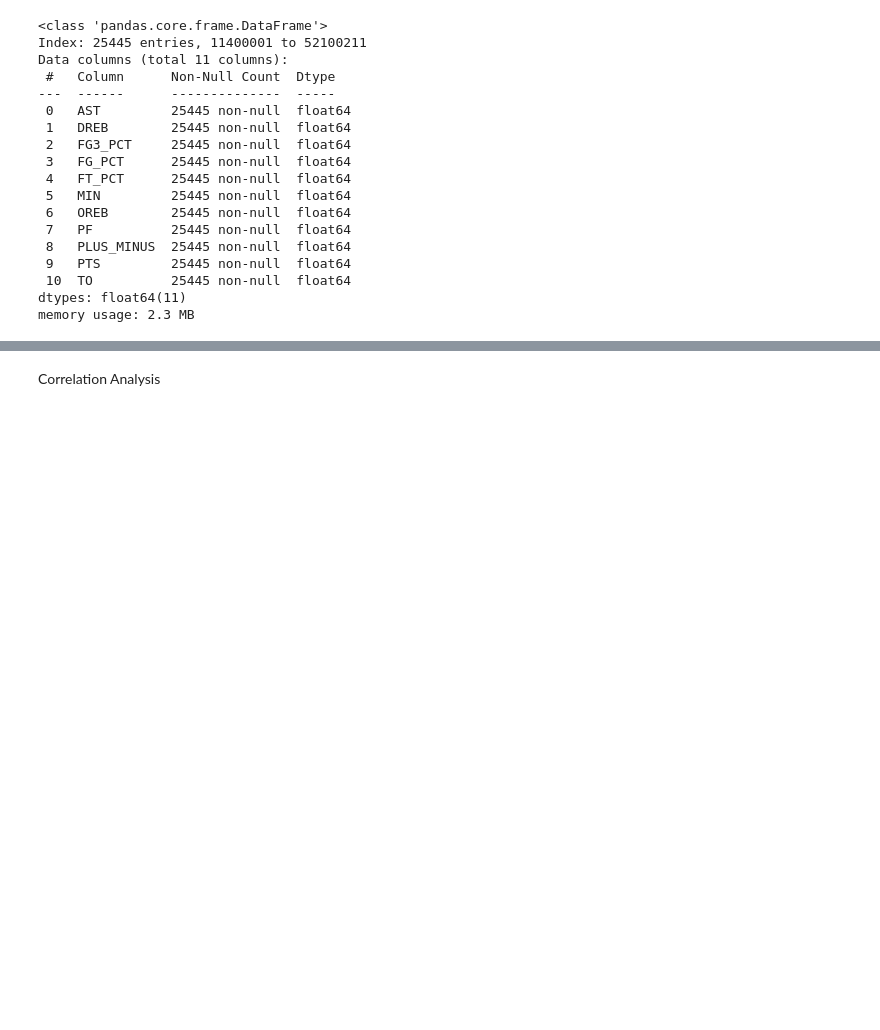
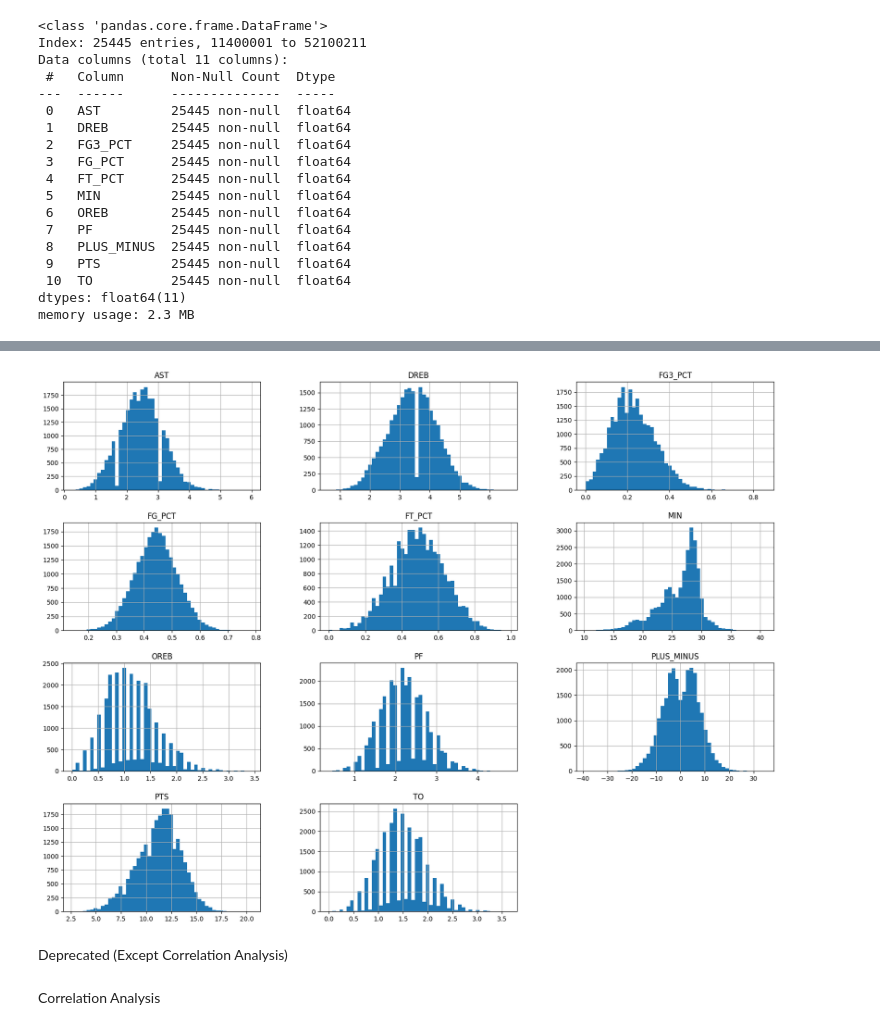
Before and after one commit to joaquinuriarte/sports-betting, a Jupyter notebook: z-model_binaries/processed_dataset_eda/processed_DS_EDA.ipynb, the cells around one changed output, grey strips where cells are left out. Saved outputs shown, nothing was run; the diff lists cells and outputs as text; code cells hidden in the pictures; blank space fills up the shorter version.

```diff
--- a/z-model_binaries/processed_dataset_eda/processed_DS_EDA.ipynb
+++ b/z-model_binaries/processed_dataset_eda/processed_DS_EDA.ipynb
@@ -47,3 +54,10 @@ memory usage: 2.3 MB
+# %%
+team_b_features.hist(bins=50, figsize=(20,15))
+plt.show()
+# %% [output]
+[figure, added]
+# %% [markdown]
+Deprecated (Except Correlation Analysis)
 # %%
 assert all(
     col.startswith(("A_", "B_")) or col == "Team_A_Wins"
```
Also changed, not shown: parts of 5 cells of this notebook.
